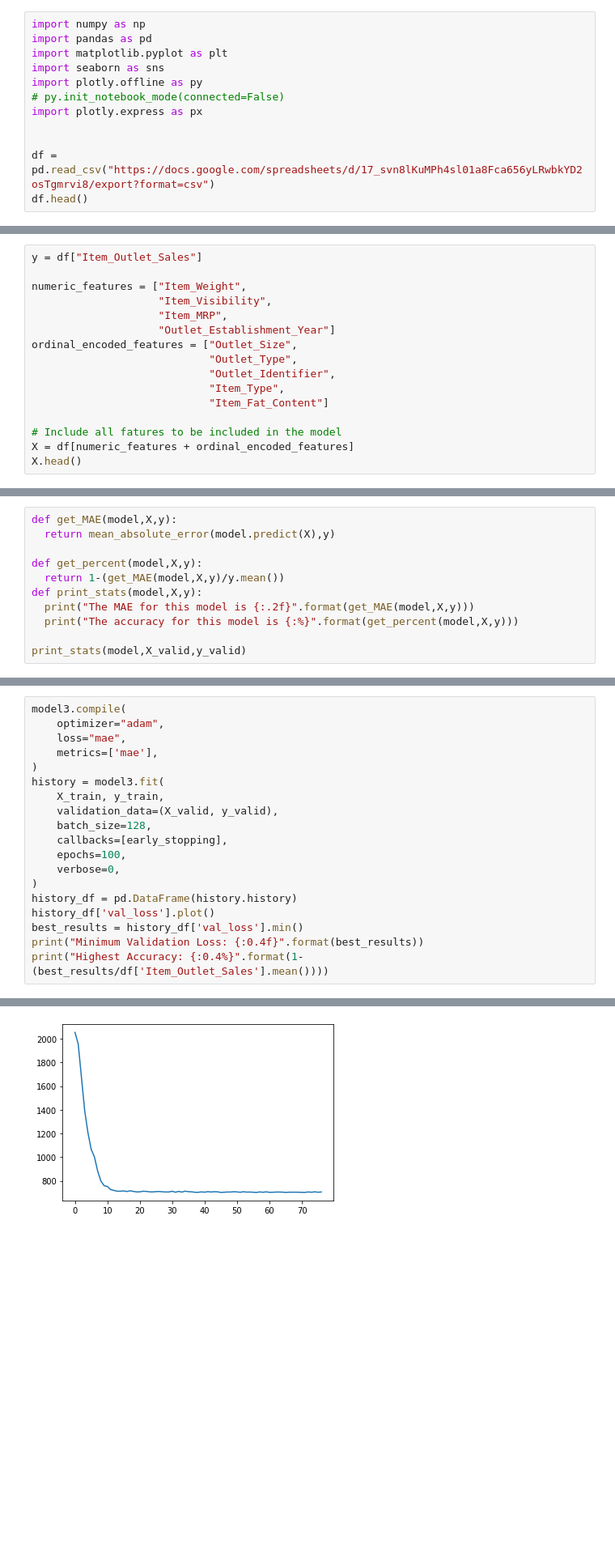
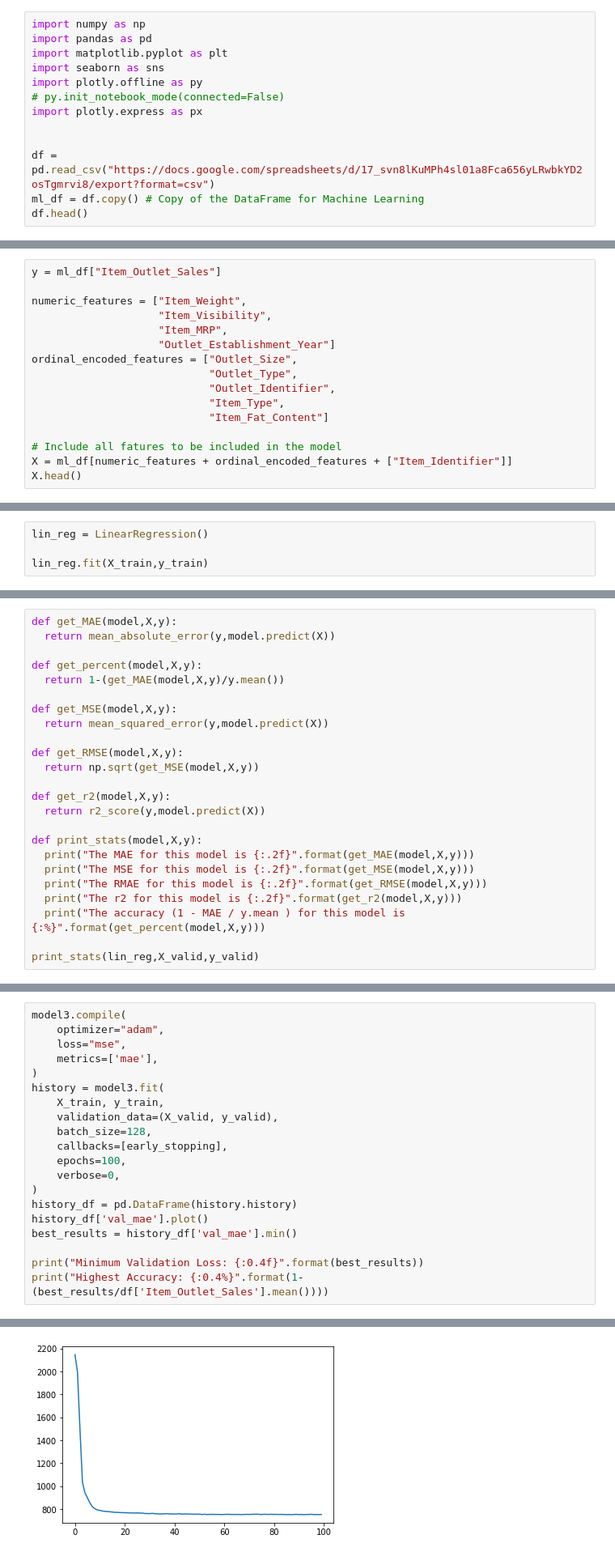
Before and after one commit to SeraphDev6/BigMart-Sales-Predictions, a Jupyter notebook: BigMart_Sales_Predictions.ipynb, the cells around one changed output, grey strips where cells are left out. Shown: that part at 81% size. Drawn from its saved outputs; the diff is of its cells as text; blank space fills up the shorter version.

```diff
--- a/BigMart_Sales_Predictions.ipynb
+++ b/BigMart_Sales_Predictions.ipynb
@@ -15,6 +15,7 @@ import plotly.express as px
 
 
 df = pd.read_csv("https://docs.google.com/spreadsheets/d/17_svn8lKuMPh4sl01a8Fca656yLRwbkYD2osTgmrvi8/export?format=csv")
+ml_df = df.copy() # Copy of the DataFrame for Machine Learning
 df.head()
 # %% [output]
 |  | Item_Identifier | Item_Weight | Item_Fat_Content | Item_Visibility | Item_Type | Item_MRP | ... |
@@ -411,7 +416,7 @@ from sklearn.compose import make_column_transformer
 # %% [markdown]
 ### Now we will seperate the data into our prediction's target (Item_Outlet_Sales) and the data used to estimate that target. We will also seperate out test data from validation data to prevent data leaks.
 # %%
-y = df["Item_Outlet_Sales"]
+y = ml_df["Item_Outlet_Sales"]
 
 numeric_features = ["Item_Weight",
                     "Item_Visibility",
@@ -424,7 +429,7 @@ ordinal_encoded_features = ["Outlet_Size",
                             "Item_Fat_Content"]
 
 # Include all fatures to be included in the model
-X = df[numeric_features + ordinal_encoded_features]
+X = ml_df[numeric_features + ordinal_encoded_features + ["Item_Identifier"]]
 X.head()
 # %% [output]
 |  | Item_Weight | Item_Visibility | Item_MRP | Outlet_Establishment_Year | Outlet_Size | Outlet_Type | ... |
@@ -469,0 +522,4 @@ RandomForestRegressor(random_state=1)
+# %%
+lin_reg = LinearRegression()
+
+lin_reg.fit(X_train,y_train)
@@ -471,13 +529,26 @@ RandomForestRegressor(random_state=1)
 ### We need a way to test the effectiveness of the model
 # %%
 def get_MAE(model,X,y):
-  return mean_absolute_error(model.predict(X),y)
+  return mean_absolute_error(y,model.predict(X))
 
 def get_percent(model,X,y):
   return 1-(get_MAE(model,X,y)/y.mean())
+
+def get_MSE(model,X,y):
+  return mean_squared_error(y,model.predict(X))
+
+def get_RMSE(model,X,y):
+  return np.sqrt(get_MSE(model,X,y))
+
+def get_r2(model,X,y):
+  return r2_score(y,model.predict(X))
+
 def print_stats(model,X,y):
   print("The MAE for this model is {:.2f}".format(get_MAE(model,X,y)))
-  print("The accuracy for this model is {:%}".format(get_percent(model,X,y)))
+  print("The MSE for this model is {:.2f}".format(get_MSE(model,X,y)))
+  print("The RMAE for this model is {:.2f}".format(get_RMSE(model,X,y)))
+  print("The r2 for this model is {:.2f}".format(get_r2(model,X,y)))
+  print("The accuracy (1 - MAE / y.mean ) for this model is {:%}".format(get_percent(model,X,y)))
 
-print_stats(model,X_valid,y_valid)
+print_stats(lin_reg,X_valid,y_valid)
 # %% [output]
@@ -561,7 +651,7 @@ early_stopping = callbacks.EarlyStopping(
 # %%
 model3.compile(
     optimizer="adam",
-    loss="mae",
+    loss="mse",
     metrics=['mae'],
 )
 history = model3.fit(
@@ -573,8 +663,9 @@ history = model3.fit(
     verbose=0,
 )
 history_df = pd.DataFrame(history.history)
-history_df['val_loss'].plot()
-best_results = history_df['val_loss'].min()
+history_df['val_mae'].plot()
+best_results = history_df['val_mae'].min()
+
 print("Minimum Validation Loss: {:0.4f}".format(best_results))
 print("Highest Accuracy: {:0.4%}".format(1-(best_results/df['Item_Outlet_Sales'].mean())))
 # %% [output]
@@ -583,2 +674,2 @@ Highest Accuracy: 65.9359%
-[figure, old version]
+[figure, new version]
 # %% [markdown]
```
Also changed, not shown: parts of 22 cells of this notebook.
